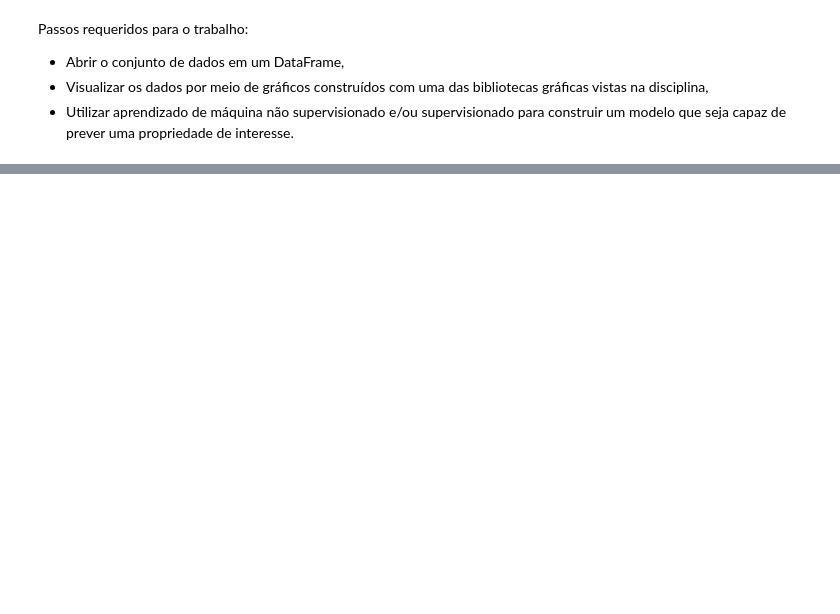
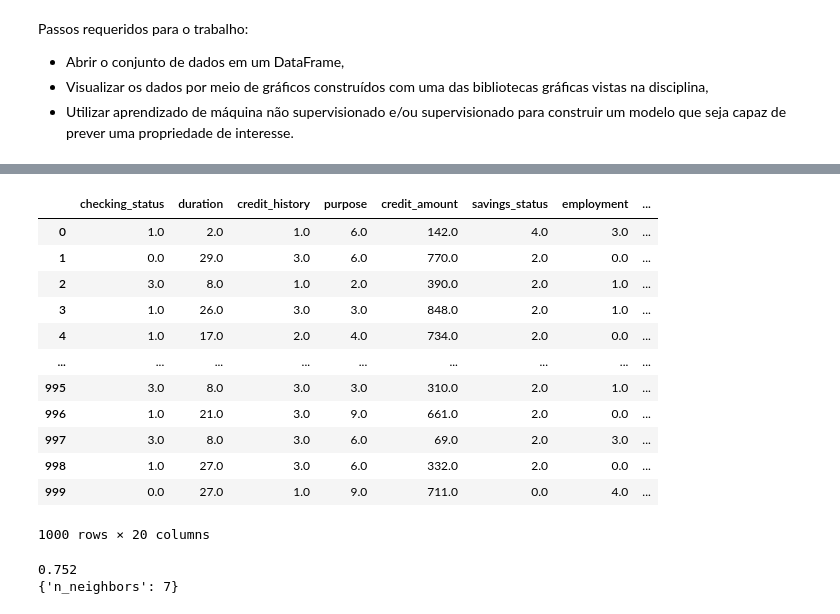
Before and after one commit to valuedriven/dataanalysis, a Jupyter notebook: trabalho_final/trabalho_final.ipynb, the cells around one changed output, grey strips where cells are left out. Drawn from its saved outputs; the diff is of its cells as text; code cells hidden in the pictures; blank space fills up the shorter version.

```diff
--- a/trabalho_final/trabalho_final.ipynb
+++ b/trabalho_final/trabalho_final.ipynb
@@ -10,6 +10,5 @@ Passos requeridos para o trabalho:
 
 dataset = 'credit-g'
 from sklearn.datasets import fetch_openml
-dataset = fetch_openml(name=dataset,version='1')
-print(dataset.data.shape)
-print(dataset.DESCR)
+risk_dataset = fetch_openml(name=dataset,version='1')
+print(risk_dataset.data.shape)
@@ -60,0 +83,7 @@ df
+# %%
+# Converter features para valores numéricos
+
+from sklearn.preprocessing import OrdinalEncoder
+encoder = OrdinalEncoder()
+risk_dataset_features_preprocessed = encoder.fit_transform(risk_dataset.data)
+risk_dataset_features_preprocessed
@@ -60,0 +98,31 @@ df
+# %%
+df = pd.DataFrame(risk_dataset_features_preprocessed)
+df.columns = risk_dataset.feature_names
+df
+# %% [output]
+|  | checking_status | duration | credit_history | purpose | credit_amount | savings_status | employment | ... |
+| 0 | 1.0 | 2.0 | 1.0 | 6.0 | 142.0 | 4.0 | 3.0 | ... |
+| 1 | 0.0 | 29.0 | 3.0 | 6.0 | 770.0 | 2.0 | 0.0 | ... |
+| 2 | 3.0 | 8.0 | 1.0 | 2.0 | 390.0 | 2.0 | 1.0 | ... |
+| 3 | 1.0 | 26.0 | 3.0 | 3.0 | 848.0 | 2.0 | 1.0 | ... |
+| 4 | 1.0 | 17.0 | 2.0 | 4.0 | 734.0 | 2.0 | 0.0 | ... |
+| ... | ... | ... | ... | ... | ... | ... | ... | ... |
+| 995 | 3.0 | 8.0 | 3.0 | 3.0 | 310.0 | 2.0 | 1.0 | ... |
+| 996 | 1.0 | 21.0 | 3.0 | 9.0 | 661.0 | 2.0 | 0.0 | ... |
+| 997 | 3.0 | 8.0 | 3.0 | 6.0 | 69.0 | 2.0 | 3.0 | ... |
+| 998 | 1.0 | 27.0 | 3.0 | 6.0 | 332.0 | 2.0 | 0.0 | ... |
+| 999 | 0.0 | 27.0 | 1.0 | 9.0 | 711.0 | 0.0 | 4.0 | ... |
+1000 rows × 20 columns
+# %%
+from sklearn.neighbors import KNeighborsClassifier
+from sklearn.model_selection import GridSearchCV
+
+clf = KNeighborsClassifier(n_neighbors=5)
+# knn = GridSearchCV(clf,{'n_neighbors':range(1,9)},cv=30)
+knn = GridSearchCV(clf,{'n_neighbors':range(1,9)})
+knn.fit(risk_dataset_features_preprocessed,risk_dataset_target_preprocessed)
+print(knn.score(risk_dataset_features_preprocessed,risk_dataset_target_preprocessed))
+print(knn.best_params_)
+# %% [output]
+0.752
+{'n_neighbors': 7}
```
Also changed, not shown: parts of 7 cells of this notebook.
